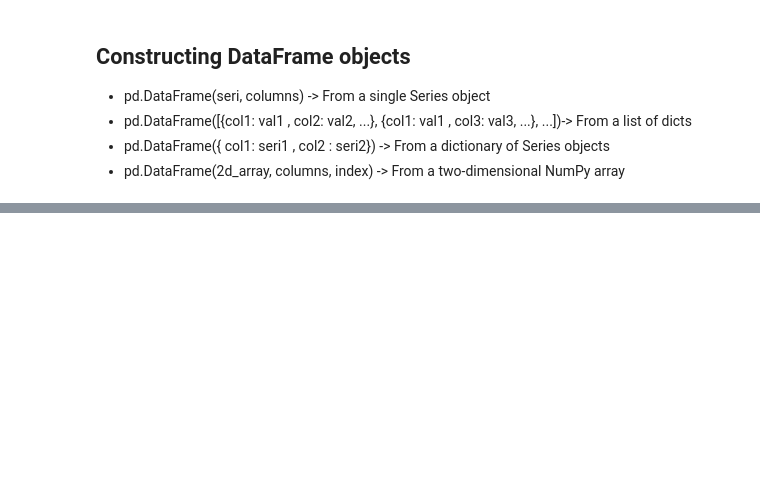
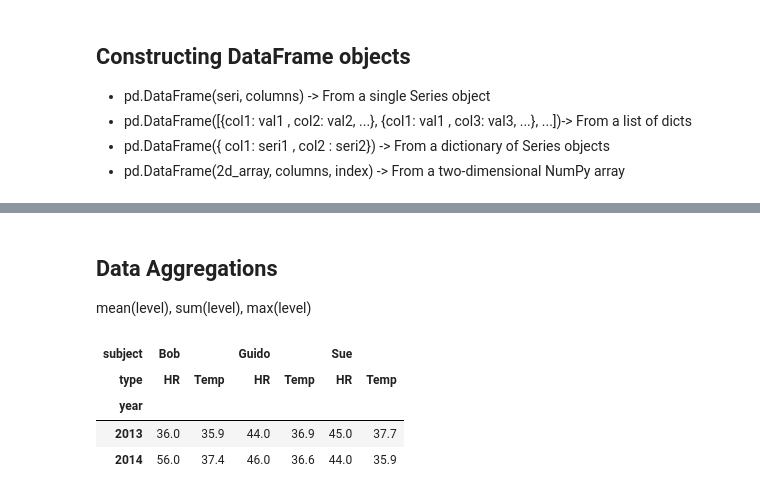
Before and after one commit to huongd17at089/DS_handbook, a Jupyter notebook: Pandas_handbook.ipynb, the cells around one changed output, grey strips where cells are left out. Saved outputs shown, nothing was run; the diff lists cells and outputs as text; code cells hidden in the pictures; blank space fills up the shorter version.

```diff
--- a/Pandas_handbook.ipynb
+++ b/Pandas_handbook.ipynb
@@ -90,0 +316,11 @@ Index(['population', 'area'], dtype='object')
+# %% [markdown]
+## Data Aggregations
+mean(level), sum(level), max(level)
+# %%
+health_data.max(level='year', axis = 0)
+# %% [output]
+| subject | Bob |  | Guido |  | Sue |  |
+| type | HR | Temp | HR | Temp | HR | Temp |
+| year |  |  |  |  |  |  |
+| 2013 | 36.0 | 35.9 | 44.0 | 36.9 | 45.0 | 37.7 |
+| 2014 | 56.0 | 37.4 | 46.0 | 36.6 | 44.0 | 35.9 |
```
Also changed, not shown: parts of 65 cells of this notebook.
